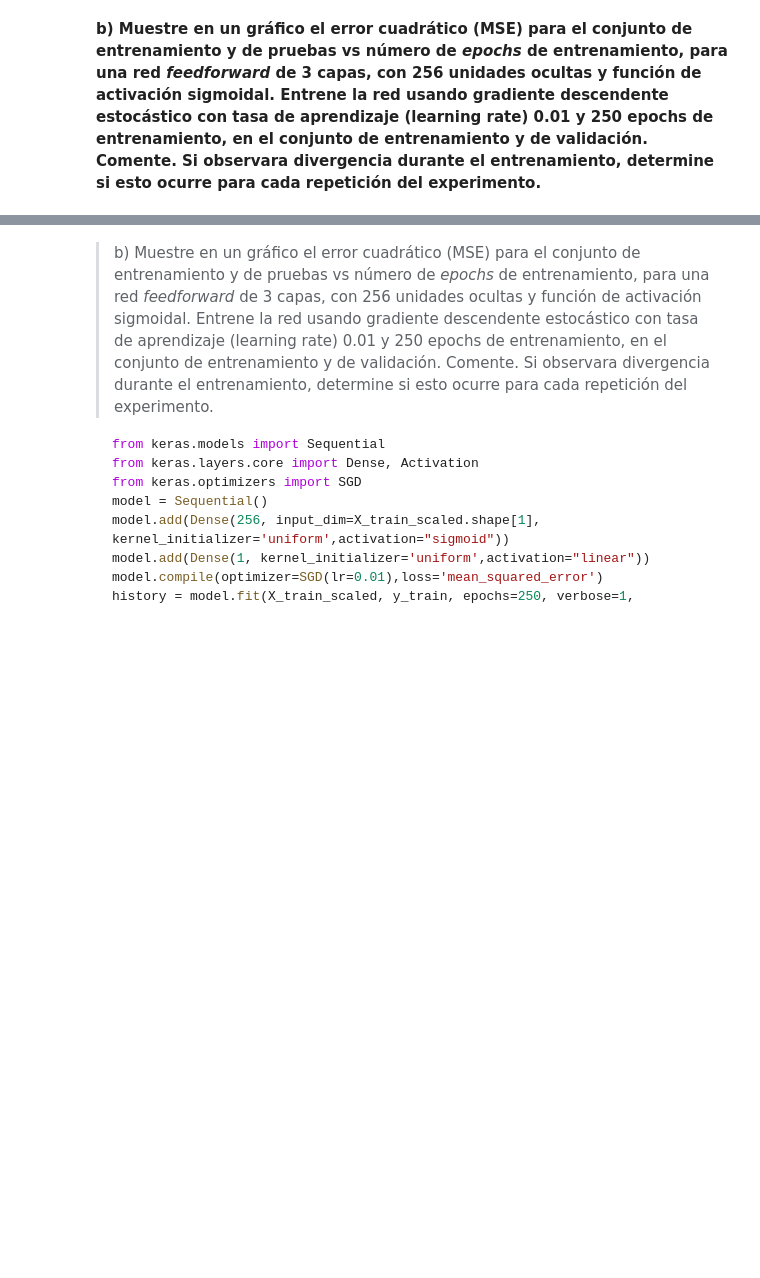
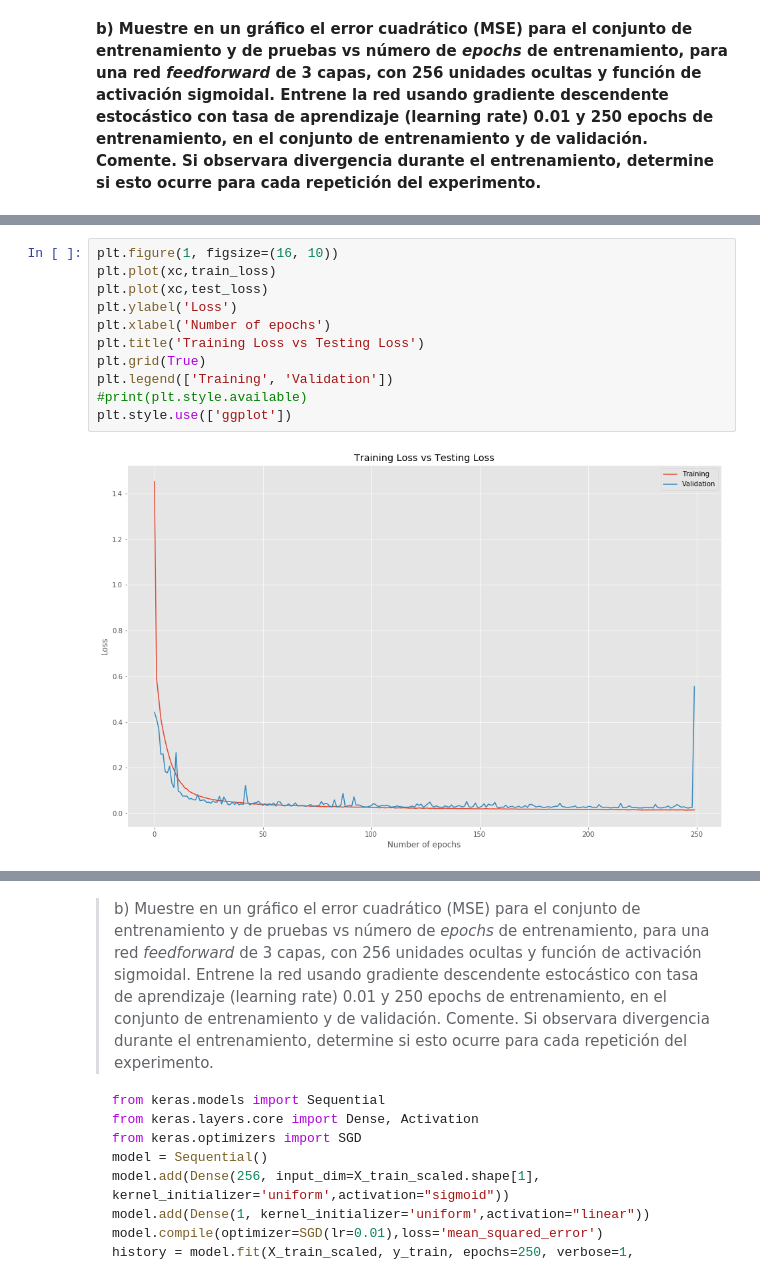
Before and after one commit to Jneror/ANN-Tarea1, a Jupyter notebook: Tarea 1- INF477.ipynb, the cells around one changed output, grey strips where cells are left out. Cells and saved outputs as stored; diff of their text form; blank space fills up the shorter version.

```diff
--- a/Tarea 1- INF477.ipynb
+++ b/Tarea 1- INF477.ipynb
@@ -112,0 +134,13 @@ plt.style.use(['ggplot'])
+# %%
+plt.figure(1, figsize=(16, 10))
+plt.plot(xc,train_loss)
+plt.plot(xc,test_loss)
+plt.ylabel('Loss')
+plt.xlabel('Number of epochs')
+plt.title('Training Loss vs Testing Loss')
+plt.grid(True)
+plt.legend(['Training', 'Validation'])
+#print(plt.style.available)
+plt.style.use(['ggplot'])
+# %% [output]
+[figure, added]
```
Also changed, not shown: parts of 5 cells of this notebook.
